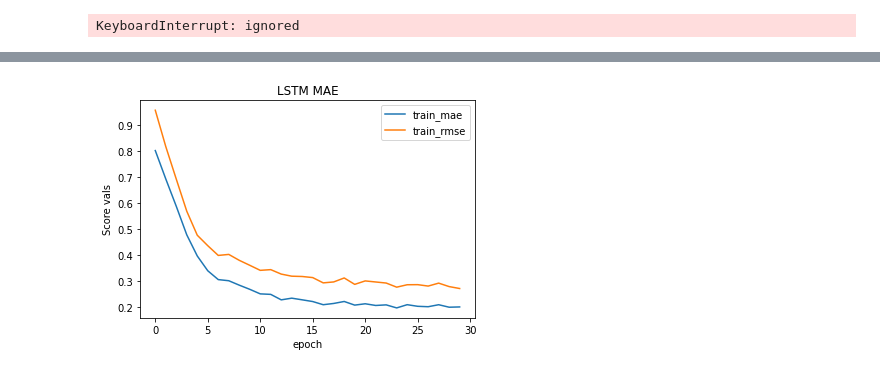
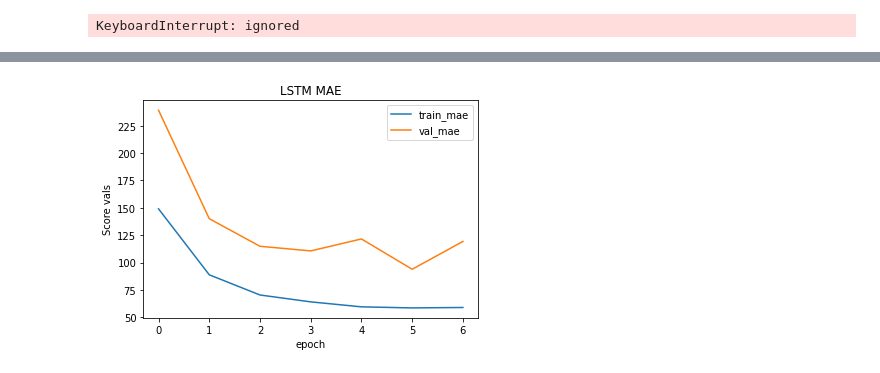
Before and after one commit to jet981217/COVID19_PREDICTION_VARIOUS_AI_COMPARISON, a Jupyter notebook: COVID_19_PREDICTION.ipynb, the cells around one changed output, grey strips where cells are left out. Saved outputs shown, nothing was run; the diff lists cells and outputs as text; code cells hidden in the pictures.

Commit message:
Corrected datas for LSTM and fixed LSTM structures but in need of making validation sets and Randomsearch for LSTM

```diff
--- a/COVID_19_PREDICTION.ipynb
+++ b/COVID_19_PREDICTION.ipynb
@@ -832,6 +832,7 @@ def Model_Build_With_LSTM(first_Drop_val,first_neuron, first_activator, optimize
 #Accessing to Datas
 drive.mount('/content/drive')
 
+#dt = pd.read_csv("/content/drive/MyDrive/COVID_19_PREDICTION/DATASET/CSV_DATA/DATA_JUST.csv")
 dt = pd.read_csv("/content/drive/MyDrive/COVID_19_PREDICTION/DATASET/CSV_DATA/THISWEEK_DATA.csv")
 dt.head()
 
@@ -840,6 +841,11 @@ tr = pd.read_csv("/content/drive/MyDrive/COVID_19_PREDICTION/DATASET/CSV_DATA/NE
 tr.head()
 
 data = dt.to_numpy()
+
+#data = data.reshape(517,7,1)
+#print(data)
+
+
 target = tr.to_numpy()
 
 #Data spilted to Train and Test. This is only for Polynomial, ANN and DNNs
@@ -887,14 +893,47 @@ test_target = test_target.astype('float64')
 test_target -= train_target_mean
 test_target /= train_target_std
 
+train_input_forlast = train_input_forlast.reshape(413,7,3)
+test_input = test_input.reshape(104,7,3)
 
-#NUM_CHECK_INPUT =[1629,1486,1318,1365,1896,1674,1710]
-NUM_CHECK_INPUT =[1629,0,0,1486,0,0,1318,0,1,1365,-2,1,1896,-1,1,1674,0,1,1710,0,1]
+"""
+NUM_CHECK_INPUT =[[[1629],
+                   [1486],
+                   [1318],
+                   [1365],
+                   [1896],
+                   [1674],
+                   [1710]]]
+
+NUM_CHECK_INPUT =[[[1629,0,0],
+                  [1486,0,0],
+                  [1318,0,1],
+                  [1365,-2,1],
+                  [1896,-1,1],
+                  [1674,0,1],
+                  [1710,0,1]]]
+
+NUM_CHECK_INPUT =[[[1629,0],
+                   [1486,0],
+                   [1318,1],
+                   [1365,1],
+                   [1896,1],
+                   [1674,1],
+                   [1710,1]]]
+"""
+
+NUM_CHECK_INPUT =[[[1629,0,0],
+                  [1486,0,0],
+                  [1318,0,1],
+                  [1365,-2,1],
+                  [1896,-1,1],
+                  [1674,0,1],
+                  [1710,0,1]]]
+
 NUM_CHECK_INPUT = np.array(NUM_CHECK_INPUT)
 NUM_CHECK_INPUT = NUM_CHECK_INPUT.astype('float64')
-NUM_CHECK_INPUT -= test_input_mean
-NUM_CHECK_INPUT /= test_input_std
-NUM_CHECK_INPUT = np.reshape(NUM_CHECK_INPUT, (1,21))
+NUM_CHECK_INPUT -= train_target_mean
+NUM_CHECK_INPUT /= train_target_std
 
 
 #Cannot mix Data/Test when dealing with LSTM
@@ -911,34 +950,37 @@ from keras.layers import Reshape
 def Model_Build_With_LSTM(first_recurrent_Drop_val, first_Drop_val,first_neuron, first_activator, optimizer_val, first_l1, first_l2):
   Model = models.Sequential()
   #입력층
-  Model.add(Reshape((1, train_input.shape[1])))
-  Model.add(LSTM(first_neuron, recurrent_activation = first_activator, recurrent_regularizer= regularizers.l1_l2(l1=first_l1, l2=first_l2), input_shape=(train_input.shape[1],),return_sequences=False, recurrent_dropout= first_recurrent_Drop_val, dropout = first_Drop_val))
+#  Model.add(Reshape((1, train_input.shape[1])))
+  Model.add(LSTM(first_neuron, recurrent_activation = first_activator, recurrent_regularizer= regularizers.l1_l2(l1=first_l1, l2=first_l2), input_shape=(train_input_forlast.shape[1],train_input_forlast.shape[2],),return_sequences=False, recurrent_dropout= first_recurrent_Drop_val, dropout = first_Drop_val))
+#recurrent_activation = first_activator
+  #출력층
 
-  #출력층
+#  Model.add(GRU(64, recurrent_activation = 'tanh', recurrent_regularizer= regularizers.l1_l2(l1=0.1, l2=0.1),return_sequences=False, recurrent_dropout= 0.3, dropout = 0.1))
+#  Model.add(LSTM(7))
   Model.add(layers.Dense(1))
   Model.compile(optimizer= optimizer_val, loss='mse', metrics=['mae', 'mse'])
   return Model
 #
-Model_LSTM = Model_Build_With_LSTM(0.3, 0.1, 32, 'tanh', 'rmsprop', 0.01, 0.01)
-history_LSTM = Model_LSTM.fit(train_input_forlast, train_target, epochs=30)#, batch_size=1
+Model_LSTM = Model_Build_With_LSTM(0.2, 0.1, 256, 'tanh', 'rmsprop', 0.01, 0.01)
+history_LSTM = Model_LSTM.fit(train_input_forlast, train_target, epochs=7, batch_size=1, validation_data=(test_input, test_target))#, batch_size=1
 #, epochs=grid_LSTM.best_params_.get('LSTM__epochs')
 #, validation_data = (validation_input, validation_target)
 Model_LSTM_mse_score, Model_LSTM_mae_score, Model_LSTM_mse_score = Model_LSTM.evaluate(test_input, test_target)
 
 
 #print('\nBest score for LSTM is: ', math.sqrt(-1*grid_LSTM.best_score_))
-print('\nPrediction for LSTM is: ', Model_LSTM.predict([NUM_CHECK_INPUT])*train_target_std + test_target_mean)
+print('\nPrediction for LSTM is: ', Model_LSTM.predict([NUM_CHECK_INPUT])*train_target_std + train_target_mean)
 print('\nLSTM''s Mae score for Test is: ', Model_LSTM_mae_score * train_target_std)#test_target_mean
 print('\nLSTM''s Rmse score for Test is: ',math.sqrt(Model_LSTM_mse_score)* train_target_std)
 
 plt.title("LSTM MAE")
-plt.plot(history_LSTM.history['mae'])
-plt.plot(np.sqrt(history_LSTM.history['mse']))
-#plt.plot(history_LSTM.history['val_mae'])
+plt.plot(history_LSTM.history['mae']* train_target_std)
+#plt.plot(np.sqrt(history_LSTM.history['mse']))
+plt.plot(history_LSTM.history['val_mae']* train_target_std)
 #plt.plot(np.sqrt(history_LSTM.history['val_mse']))
 plt.xlabel('epoch')
 plt.ylabel('Score vals')
-plt.legend(['train_mae', 'train_rmse'])#, 'val_mae', 'val_rmse'
+plt.legend(['train_mae', 'val_mae'])#, 'train_rmse', 'val_rmse'
 plt.show()
 # %% [output]
 Drive already mounted at /content/drive; to attempt to forcibly remount, call drive.mount("/content/drive", force_remount=True).
@@ -961 +1003 @@ LSTMs Rmse score for Test is:  [190.34891465]
-[figure, old version]
+[figure, new version]
```
Also changed, not shown: parts of 1 cell of this notebook.
